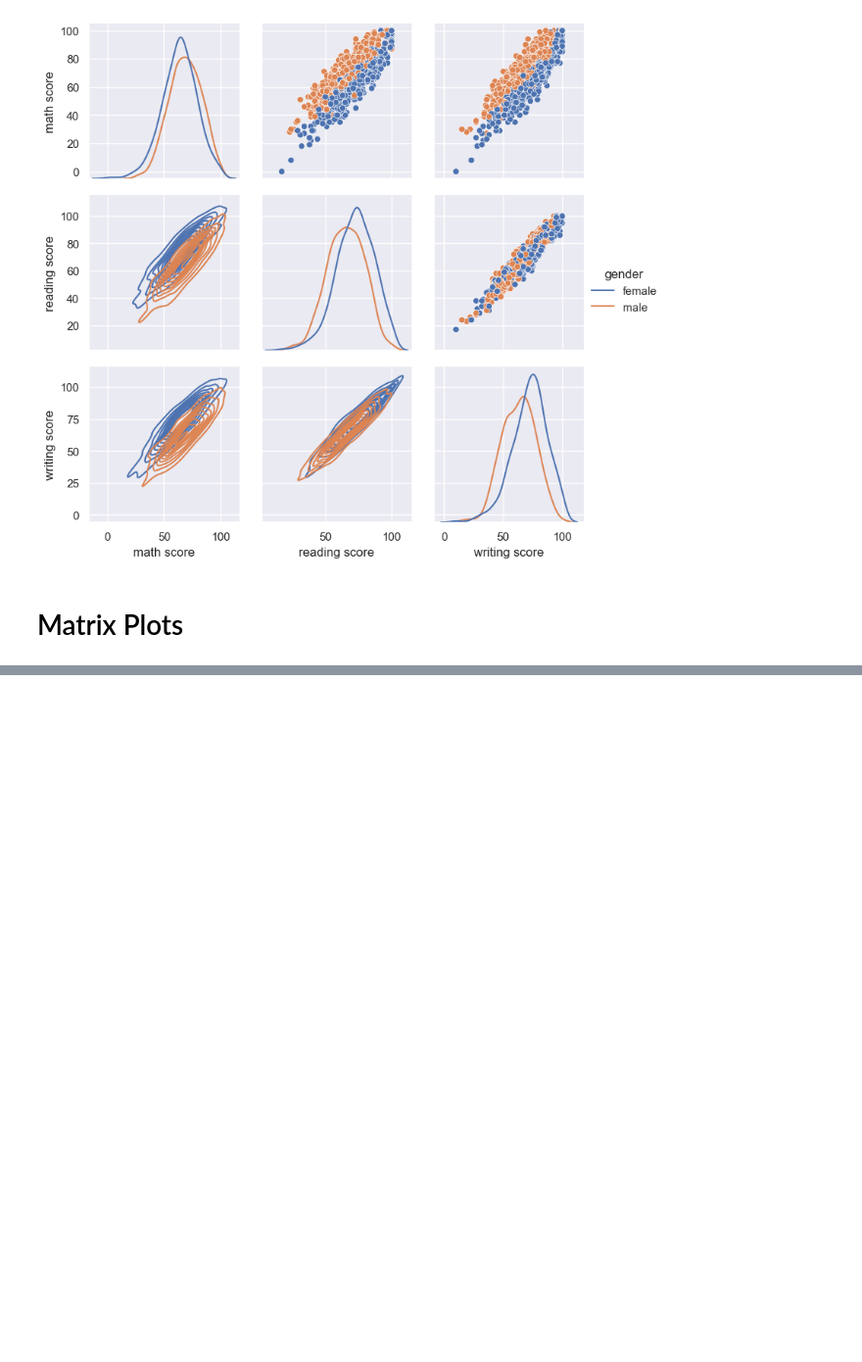
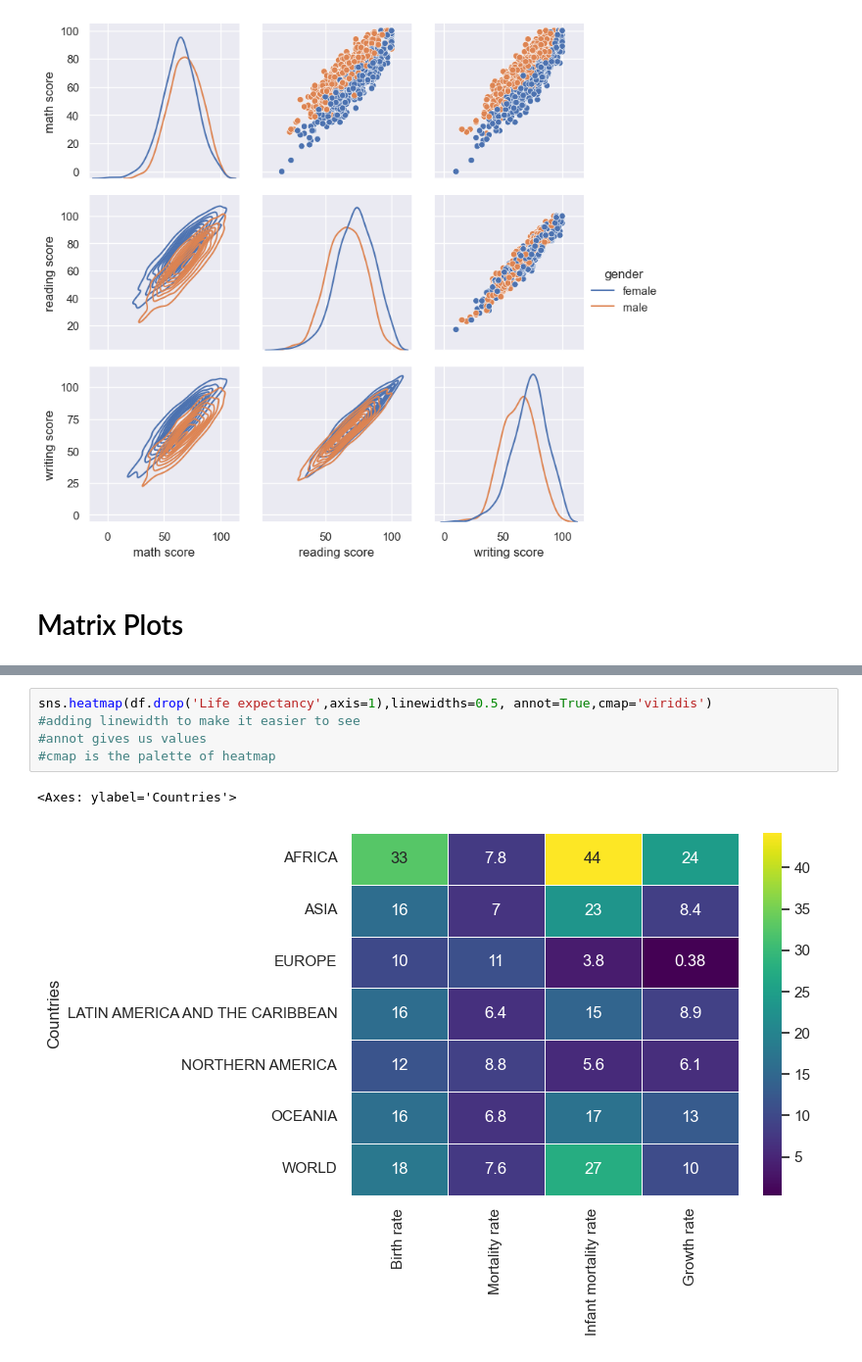
Before and after one commit to Daniel-Aguila/MLandDS, a Jupyter notebook: searbornBasics.ipynb, the cells around one changed output, grey strips where cells are left out. Shown at 98% size. Cells and saved outputs as stored; diff of their text form; blank space fills up the shorter version.

```diff
--- a/searbornBasics.ipynb
+++ b/searbornBasics.ipynb
@@ -330,0 +361,8 @@ g=g.add_legend()
+# %%
+sns.heatmap(df.drop('Life expectancy',axis=1),linewidths=0.5, annot=True,cmap='viridis')
+#adding linewidth to make it easier to see
+#annot gives us values
+#cmap is the palette of heatmap
+# %% [output]
+<Axes: ylabel='Countries'>
+[figure, added]
```
Also changed, not shown: parts of 10 cells of this notebook, 1 other file.
